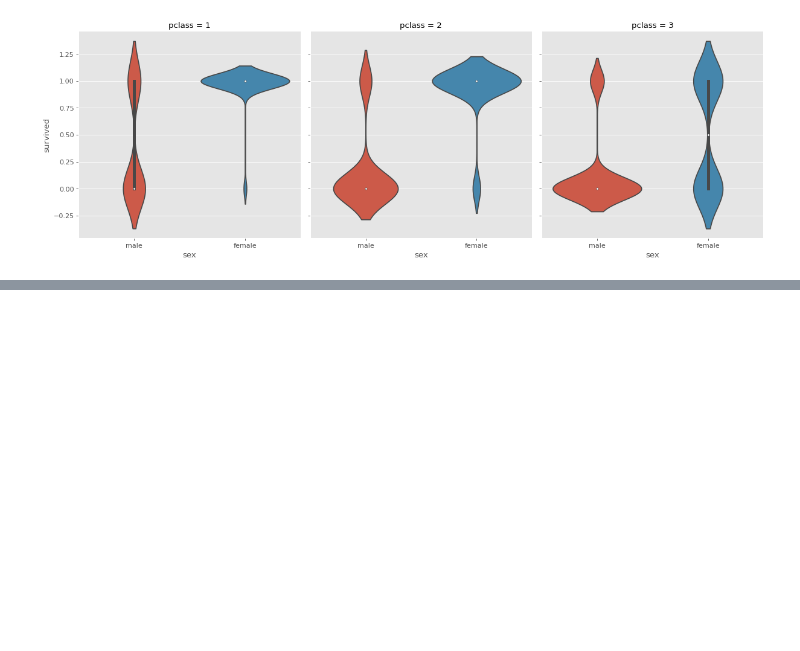
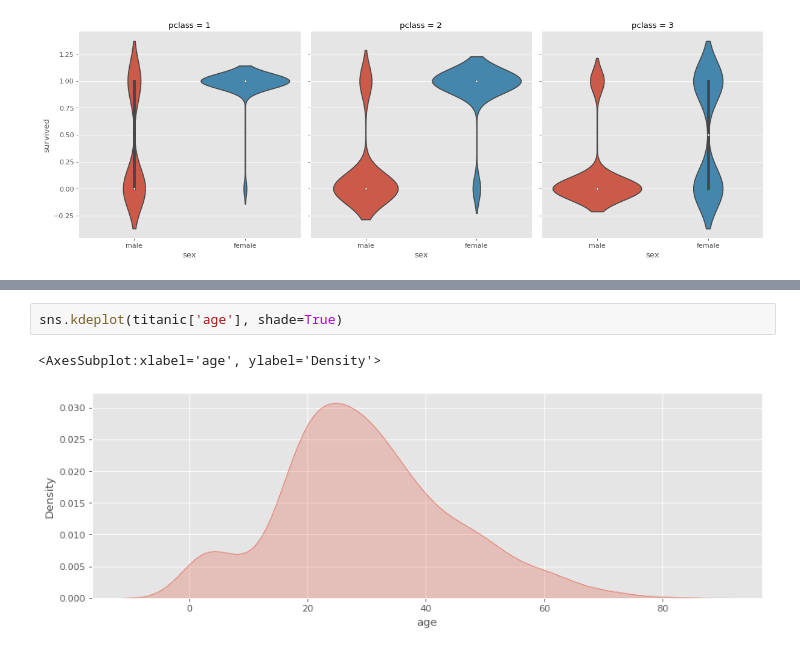
Before and after one commit to mainaliashish/data-science, a Jupyter notebook: EDA/titanic-dataset/eda-titanic.ipynb, the cells around one changed output, grey strips where cells are left out. Cells and saved outputs as stored; diff of their text form; blank space fills up the shorter version.

```diff
--- a/EDA/titanic-dataset/eda-titanic.ipynb
+++ b/EDA/titanic-dataset/eda-titanic.ipynb
@@ -368,0 +377,5 @@ sns.catplot(x='sex', y='survived', kind='violin', data=titanic, col='pclass')
+# %%
+sns.kdeplot(titanic['age'], shade=True)
+# %% [output]
+<AxesSubplot:xlabel='age', ylabel='Density'>
+[figure, added]
```
Also changed, not shown: parts of 20 cells of this notebook.
